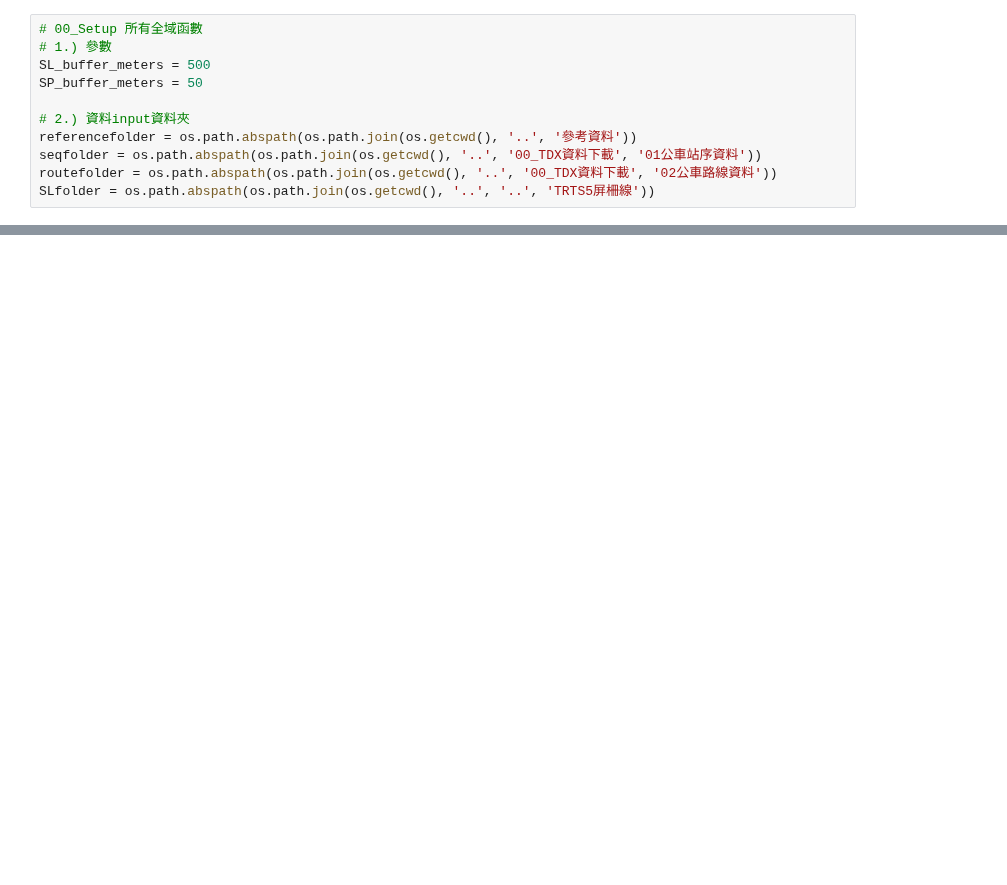
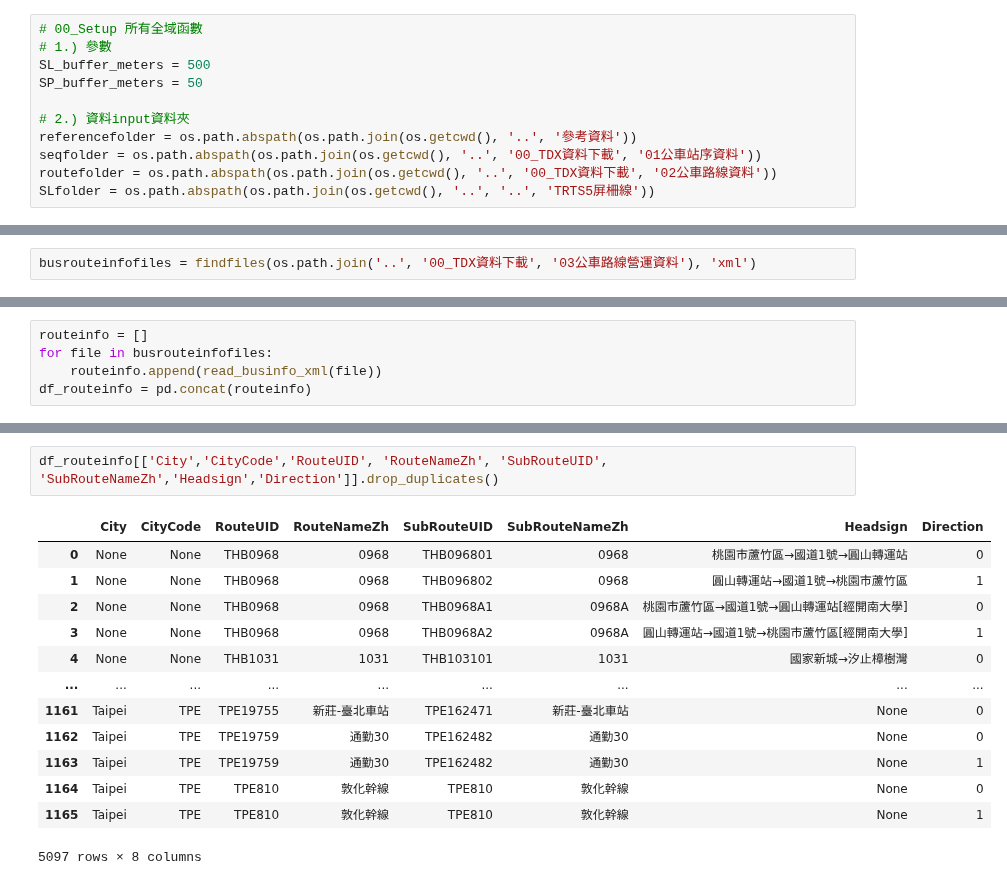
Before and after one commit to KaiChiehKJ/THI-6800-BusTicket, a Jupyter notebook: 04_SelectSegment.ipynb, the cells around one changed output, grey strips where cells are left out. Saved outputs shown, nothing was run; the diff lists cells and outputs as text; blank space fills up the shorter version.

```diff
--- a/04_SelectSegment.ipynb
+++ b/04_SelectSegment.ipynb
@@ -261,0 +286,2 @@ route_in_buffer = gpd.sjoin(gdf_routepair,
+# %%
+busrouteinfofiles = findfiles(os.path.join('..', '00_TDX資料下載', '03公車路線營運資料'), 'xml')
@@ -261,0 +766,5 @@ route_in_buffer = gpd.sjoin(gdf_routepair,
+# %%
+routeinfo = []
+for file in busrouteinfofiles:
+    routeinfo.append(read_businfo_xml(file))
+df_routeinfo = pd.concat(routeinfo)
@@ -261,0 +787,16 @@ route_in_buffer = gpd.sjoin(gdf_routepair,
+# %%
+df_routeinfo[['City','CityCode','RouteUID', 'RouteNameZh', 'SubRouteUID', 'SubRouteNameZh','Headsign','Direction']].drop_duplicates()
+# %% [output]
+|  | City | CityCode | RouteUID | RouteNameZh | SubRouteUID | SubRouteNameZh | Headsign | Direction |
+| 0 | None | None | THB0968 | 0968 | THB096801 | 0968 | 桃園市蘆竹區→國道1號→圓山轉運站 | 0 |
+| 1 | None | None | THB0968 | 0968 | THB096802 | 0968 | 圓山轉運站→國道1號→桃園市蘆竹區 | 1 |
+| 2 | None | None | THB0968 | 0968 | THB0968A1 | 0968A | 桃園市蘆竹區→國道1號→圓山轉運站[經開南大學] | 0 |
+| 3 | None | None | THB0968 | 0968 | THB0968A2 | 0968A | 圓山轉運站→國道1號→桃園市蘆竹區[經開南大學] | 1 |
+| 4 | None | None | THB1031 | 1031 | THB103101 | 1031 | 國家新城→汐止樟樹灣 | 0 |
+| ... | ... | ... | ... | ... | ... | ... | ... | ... |
+| 1161 | Taipei | TPE | TPE19755 | 新莊-臺北車站 | TPE162471 | 新莊-臺北車站 | None | 0 |
+| 1162 | Taipei | TPE | TPE19759 | 通勤30 | TPE162482 | 通勤30 | None | 0 |
+| 1163 | Taipei | TPE | TPE19759 | 通勤30 | TPE162482 | 通勤30 | None | 1 |
+| 1164 | Taipei | TPE | TPE810 | 敦化幹線 | TPE810 | 敦化幹線 | None | 0 |
+| 1165 | Taipei | TPE | TPE810 | 敦化幹線 | TPE810 | 敦化幹線 | None | 1 |
+5097 rows × 8 columns
```
Also changed, not shown: parts of 9 cells of this notebook.
